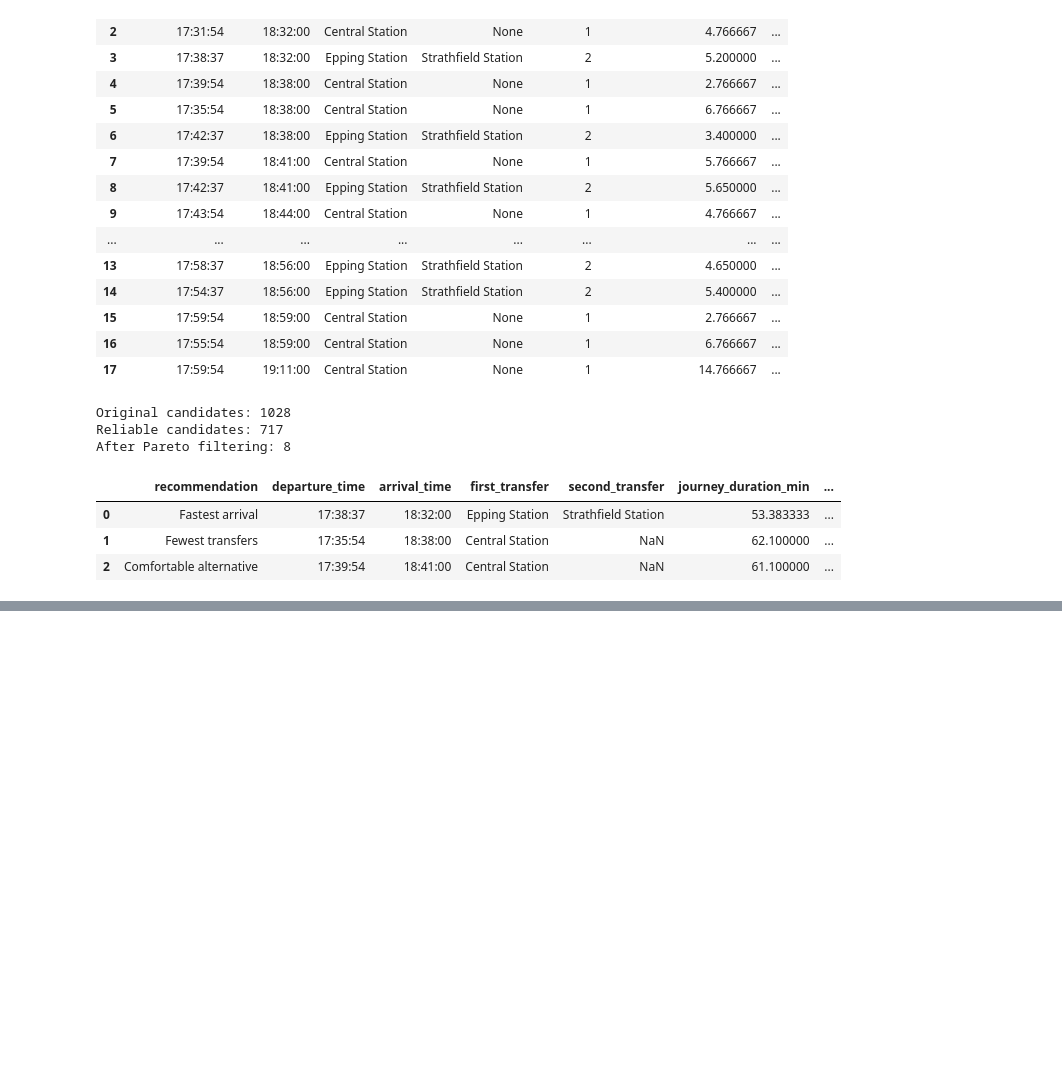
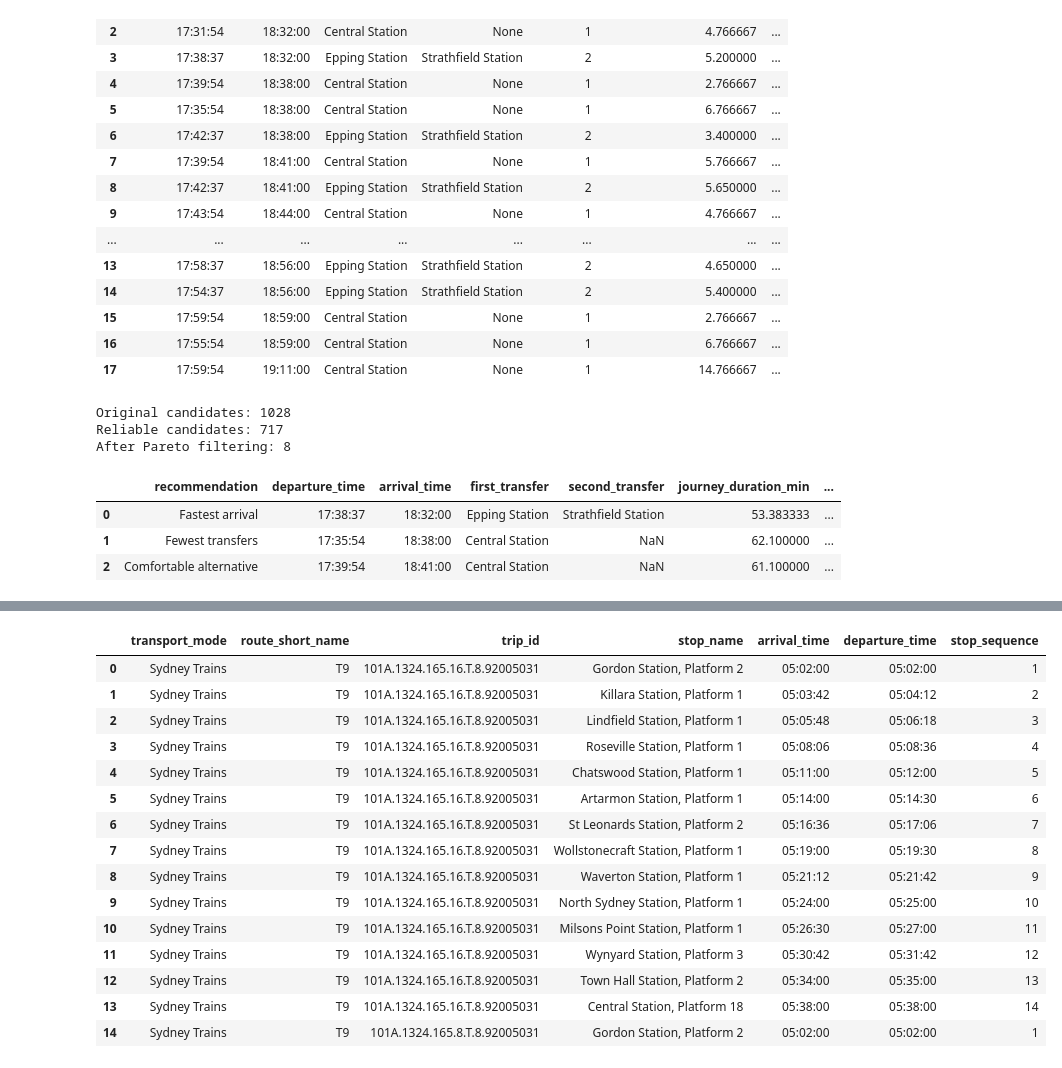
Before and after one commit to jkeeseng/sydney-transport-intelligence, a Jupyter notebook: notebooks/01_data_exploration.ipynb, the cells around one changed output, grey strips where cells are left out. Saved outputs shown, nothing was run; the diff lists cells and outputs as text; code cells hidden in the pictures; blank space fills up the shorter version.

```diff
--- a/notebooks/01_data_exploration.ipynb
+++ b/notebooks/01_data_exploration.ipynb
@@ -8909,0 +9657,76 @@ After Pareto filtering: 8
+# %%
+# STEP 82L — Create unified scheduled stop timetable
+
+import pandas as pd
+
+stop_times_path = (
+    BASE_DIR
+    / "data/raw/gtfs_static/gtfs_static/stop_times.txt"
+)
+
+# Load stop times
+static_stop_times = pd.read_csv(
+    stop_times_path,
+    dtype={
+        "trip_id": str,
+        "stop_id": str
+    },
+    low_memory=False
+)
+
+# Keep only trips for our three transport modes
+unified_timetable = static_stop_times.merge(
+    unified_trips[
+        [
+            "trip_id",
+            "route_short_name",
+            "transport_mode",
+            "service_id"
+        ]
+    ],
+    on="trip_id",
+    how="inner",
+    validate="many_to_one"
+)
+
+# Add station names
+unified_timetable = unified_timetable.merge(
+    station_lookup,
+    on="stop_id",
+    how="left",
+    validate="many_to_one"
+)
+
+print("Total scheduled stop records:", len(unified_timetable))
+
+print("\nStop records by transport mode:")
+display(
+    unified_timetable.groupby("transport_mode")
+    .agg(
+        stop_records=("stop_id", "count"),
+        unique_trips=("trip_id", "nunique"),
+        unique_stops=("stop_id", "nunique")
+    )
+    .reset_index()
+)
+
+print("\nSample timetable:")
+display(
+    unified_timetable[
+        [
+            "transport_mode",
+            "route_short_name",
+            "trip_id",
+            "stop_name",
+            "arrival_time",
+            "departure_time",
+            "stop_sequence"
+        ]
+    ].head(15)
+)
+
+print(
+    "\nStation matching rate:",
+    f"{unified_timetable['stop_name'].notna().mean():.1%}"
+)
+# %% [output]
@@ -8909,0 +9741,16 @@ After Pareto filtering: 8
+|  | transport_mode | route_short_name | trip_id | stop_name | arrival_time | departure_time | stop_sequence |
+| 0 | Sydney Trains | T9 | 101A.1324.165.16.T.8.92005031 | Gordon Station, Platform 2 | 05:02:00 | 05:02:00 | 1 |
+| 1 | Sydney Trains | T9 | 101A.1324.165.16.T.8.92005031 | Killara Station, Platform 1 | 05:03:42 | 05:04:12 | 2 |
+| 2 | Sydney Trains | T9 | 101A.1324.165.16.T.8.92005031 | Lindfield Station, Platform 1 | 05:05:48 | 05:06:18 | 3 |
+| 3 | Sydney Trains | T9 | 101A.1324.165.16.T.8.92005031 | Roseville Station, Platform 1 | 05:08:06 | 05:08:36 | 4 |
+| 4 | Sydney Trains | T9 | 101A.1324.165.16.T.8.92005031 | Chatswood Station, Platform 1 | 05:11:00 | 05:12:00 | 5 |
+| 5 | Sydney Trains | T9 | 101A.1324.165.16.T.8.92005031 | Artarmon Station, Platform 1 | 05:14:00 | 05:14:30 | 6 |
+| 6 | Sydney Trains | T9 | 101A.1324.165.16.T.8.92005031 | St Leonards Station, Platform 2 | 05:16:36 | 05:17:06 | 7 |
+| 7 | Sydney Trains | T9 | 101A.1324.165.16.T.8.92005031 | Wollstonecraft Station, Platform 1 | 05:19:00 | 05:19:30 | 8 |
+| 8 | Sydney Trains | T9 | 101A.1324.165.16.T.8.92005031 | Waverton Station, Platform 1 | 05:21:12 | 05:21:42 | 9 |
+| 9 | Sydney Trains | T9 | 101A.1324.165.16.T.8.92005031 | North Sydney Station, Platform 1 | 05:24:00 | 05:25:00 | 10 |
+| 10 | Sydney Trains | T9 | 101A.1324.165.16.T.8.92005031 | Milsons Point Station, Platform 1 | 05:26:30 | 05:27:00 | 11 |
+| 11 | Sydney Trains | T9 | 101A.1324.165.16.T.8.92005031 | Wynyard Station, Platform 3 | 05:30:42 | 05:31:42 | 12 |
+| 12 | Sydney Trains | T9 | 101A.1324.165.16.T.8.92005031 | Town Hall Station, Platform 2 | 05:34:00 | 05:35:00 | 13 |
+| 13 | Sydney Trains | T9 | 101A.1324.165.16.T.8.92005031 | Central Station, Platform 18 | 05:38:00 | 05:38:00 | 14 |
+| 14 | Sydney Trains | T9 | 101A.1324.165.8.T.8.92005031 | Gordon Station, Platform 2 | 05:02:00 | 05:02:00 | 1 |
```
Also changed, not shown: parts of 201 cells of this notebook, 2 other files.
